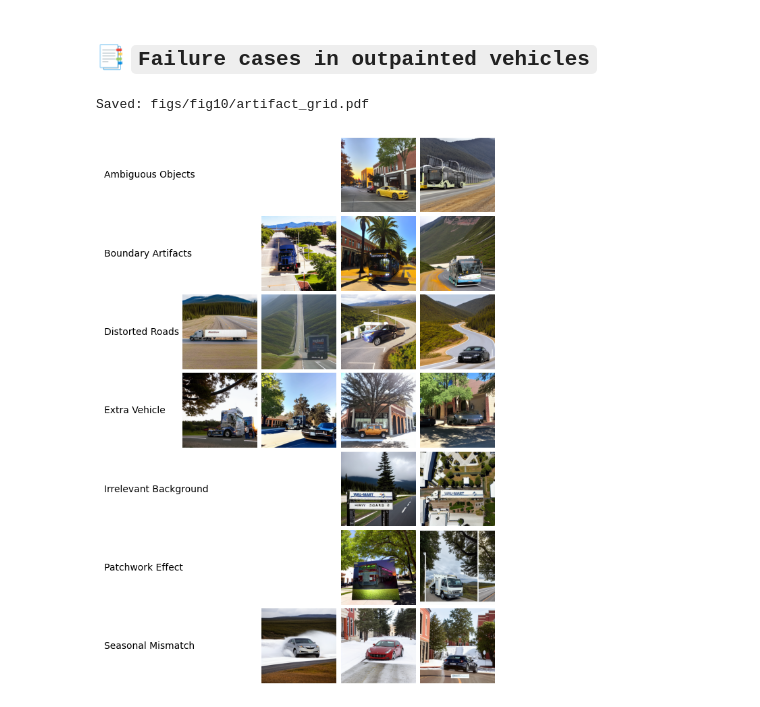
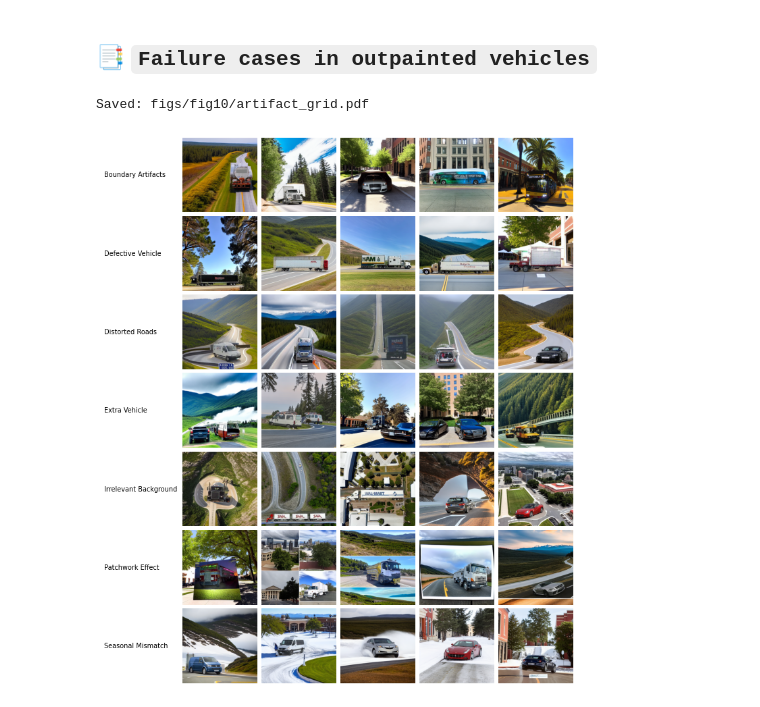
Before and after one commit to amir-kazemi/aidovecl, a Jupyter notebook: fig_10_generation_failures.ipynb, the cells around one changed output. Drawn from its saved outputs; the diff is of its cells as text; code cells hidden in the pictures.

Commit message:
Editing generation failures notebook.

```diff
--- a/fig_10_generation_failures.ipynb
+++ b/fig_10_generation_failures.ipynb
@@ -4,13 +4,13 @@
 from pathlib import Path
 from PIL import Image
 import matplotlib.pyplot as plt
-from src import utils   # << as requested
+from src import utils
 
 # ----- CONFIG -----
-root = Path("figs/fig10/failures")     # each subfolder is a category
+root = Path("figs/fig10/failures_selected")     # each subfolder is an artifact category
 valid_ext = {".png", ".jpg", ".jpeg", ".bmp", ".webp"}
 pdf_out = "figs/fig10/artifact_grid.pdf"
-title_fs = 10
+title_fs = 7
 # -------------------
 
 def prettify(s: str) -> str:
@@ -40,31 +40,31 @@ max_images = max(len(v) for v in images.values())
 max_images_plus = max_images + 1  # extra column for category names
 
 fig, axs = plt.subplots(num_classes, max_images_plus,
                         figsize=(max_images_plus * 1.5, num_classes * 1.5))
 
 if num_classes == 1:
     axs = [axs]
 axs = [axs[j] if max_images_plus > 1 else [axs[j]] for j in range(num_classes)]
 
 for class_name, row_index in loader.class_index.items():
     row_list = images.get(class_name, [])
 
     # leftmost axis reserved for label
     label_ax = axs[row_index][0]
     label_ax.set_axis_off()
     label_ax.text(0.02, 0.5, class_name, ha="left", va="center", fontsize=title_fs)
 
     # fill images from the RIGHT toward the LEFT across columns 1..max_images
     for col_index in range(max_images):
         # target column index counting from the right
         ax = axs[row_index][max_images - col_index]  # rightmost = max_images
         if col_index < len(row_list):
             ax.imshow(row_list[col_index])           # keep order within the row
         ax.axis("off")
 
 plt.subplots_adjust(wspace=0.05, hspace=0.05)
 plt.savefig(pdf_out, format="pdf", bbox_inches='tight', dpi=300)
 print("Saved:", pdf_out)
 # %% [output]
 Saved: figs/fig10/artifact_grid.pdf
-[figure, old version]
+[figure, new version]
```
Also changed, not shown: 58 other files.
